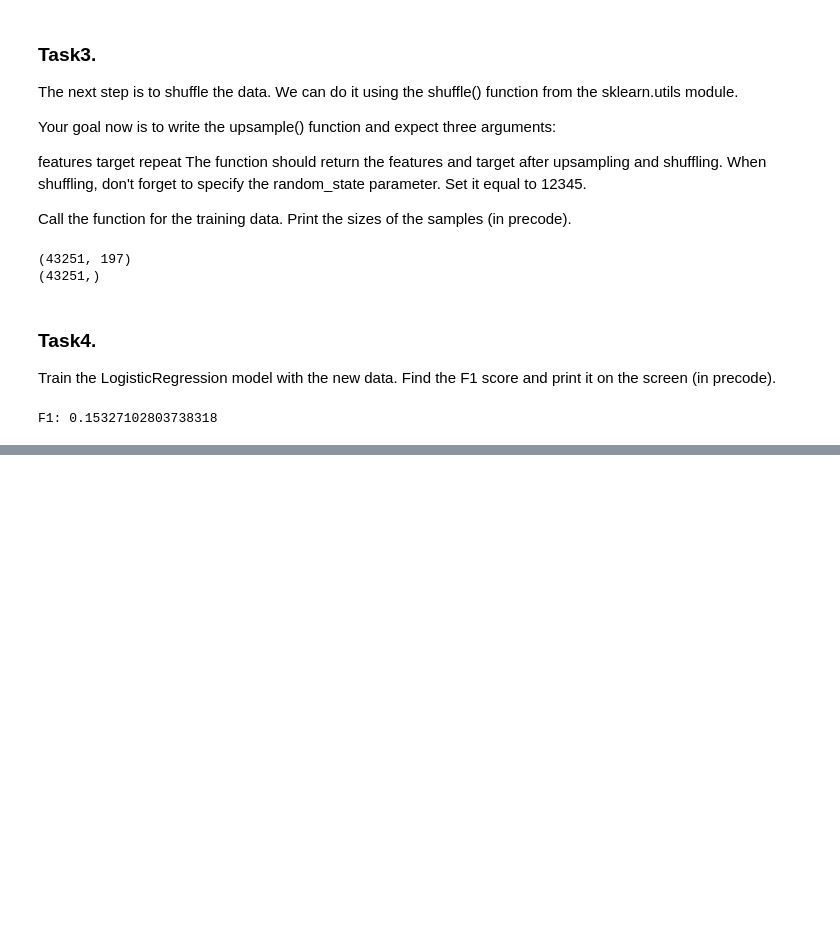
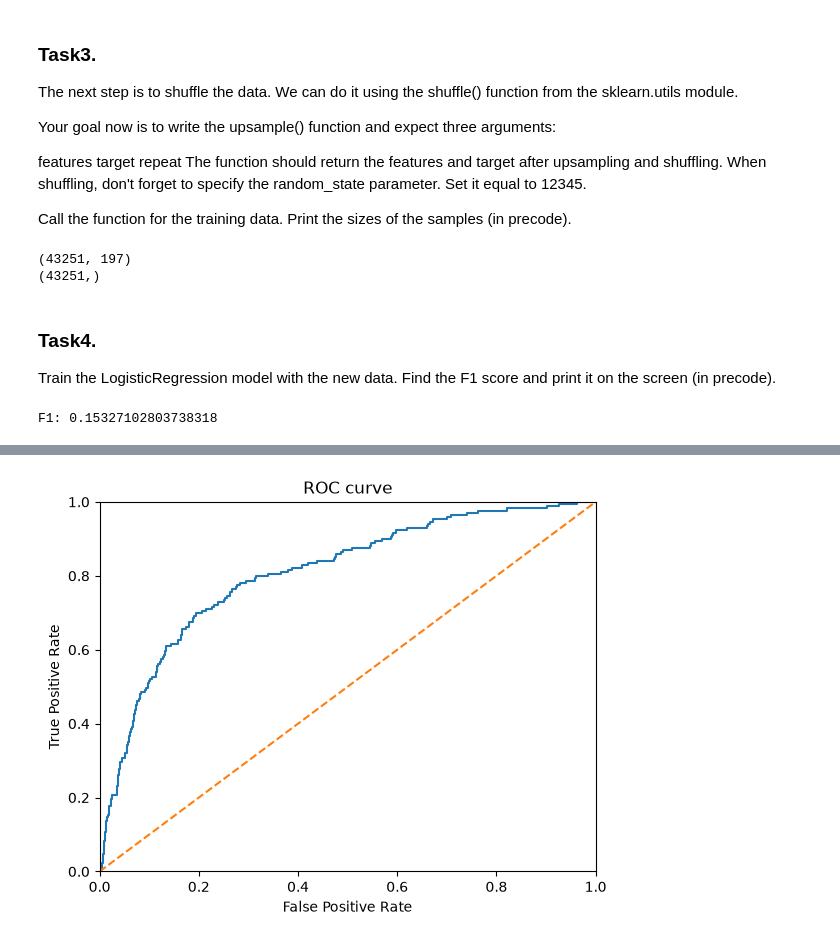
Before and after one commit to rbashiri/Feature_Engineering_Sprint_9, a Jupyter notebook: Imbalanced_Classification/Imbalanced.ipynb, the cells around one changed output, grey strips where cells are left out. Drawn from its saved outputs; the diff is of its cells as text; code cells hidden in the pictures; blank space fills up the shorter version.

Commit message:
modified: Imbalanced_Classification/Imbalanced.ipynb and README and with added image

```diff
--- a/Imbalanced_Classification/Imbalanced.ipynb
+++ b/Imbalanced_Classification/Imbalanced.ipynb
@@ -156,0 +321,34 @@ F1: 0.15327102803738318
+# %%
+target = data['Claim']
+features = data.drop('Claim', axis=1)
+features_train, features_valid, target_train, target_valid = train_test_split(
+    features, target, test_size=0.25, random_state=12345
+)
+
+model = LogisticRegression(random_state=12345, solver='liblinear')
+model.fit(features_train, target_train)
+
+probabilities_valid = model.predict_proba(features_valid)
+probabilities_one_valid = probabilities_valid[:, 1]
+fpr, tpr, thresholds = roc_curve(target_valid,probabilities_one_valid )
+
+plt.figure()
+
+# < plot the graph >
+plt.plot(fpr, tpr)
+# ROC curve for random model (looks like a straight line)
+plt.plot([0, 1], [0, 1], linestyle='--')
+
+# < use the functions set the boundary for the axes from 0 to 1 >
+plt.xlim([0.0, 1.0])
+plt.ylim([0.0,1.0])
+
+# < use the functions plt.xlabel() and plt.ylabel() to
+#  name the axes "False Positive Rate" and "True Positive Rate" >
+plt.xlabel("False Positive Rate")
+plt.ylabel("True Positive Rate")
+# < add the heading "ROC curve" with the function plt.title() >
+plt.title( "ROC curve")
+plt.show()
+# %% [output]
+[figure, added]
```
Also changed, not shown: parts of 13 cells of this notebook, 4 other files.
